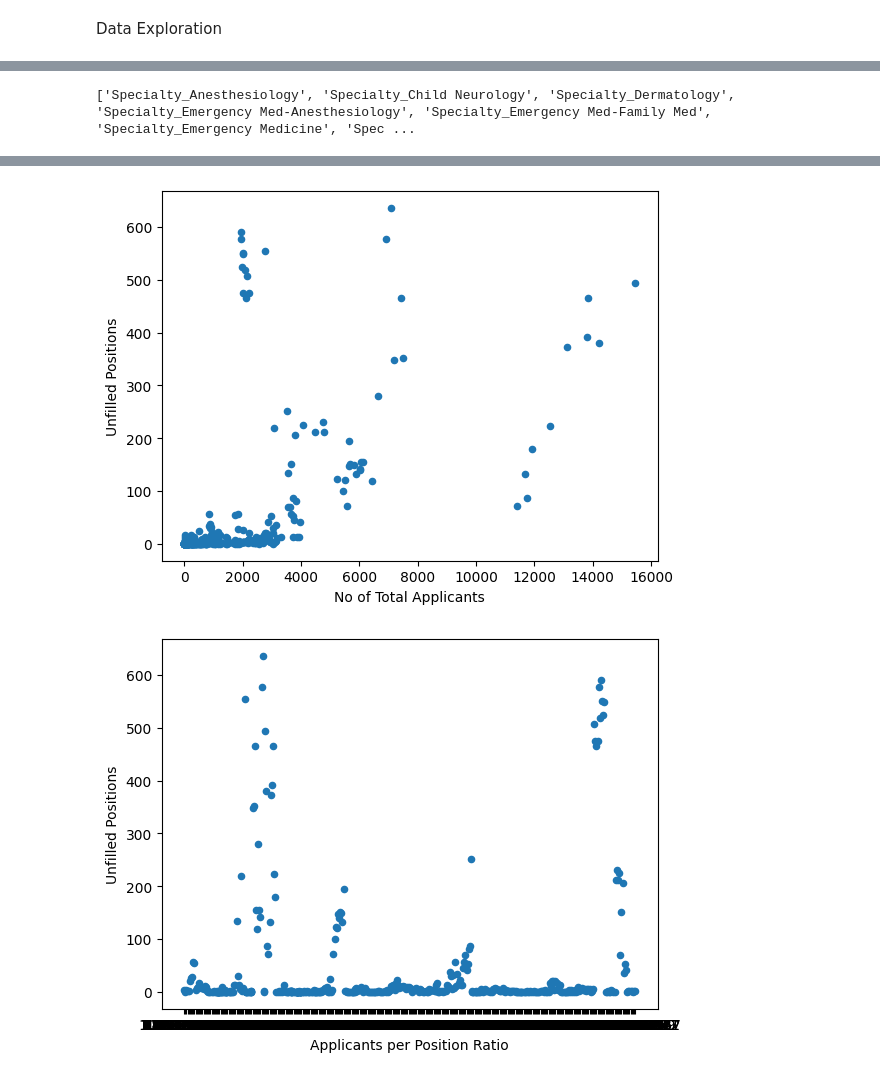
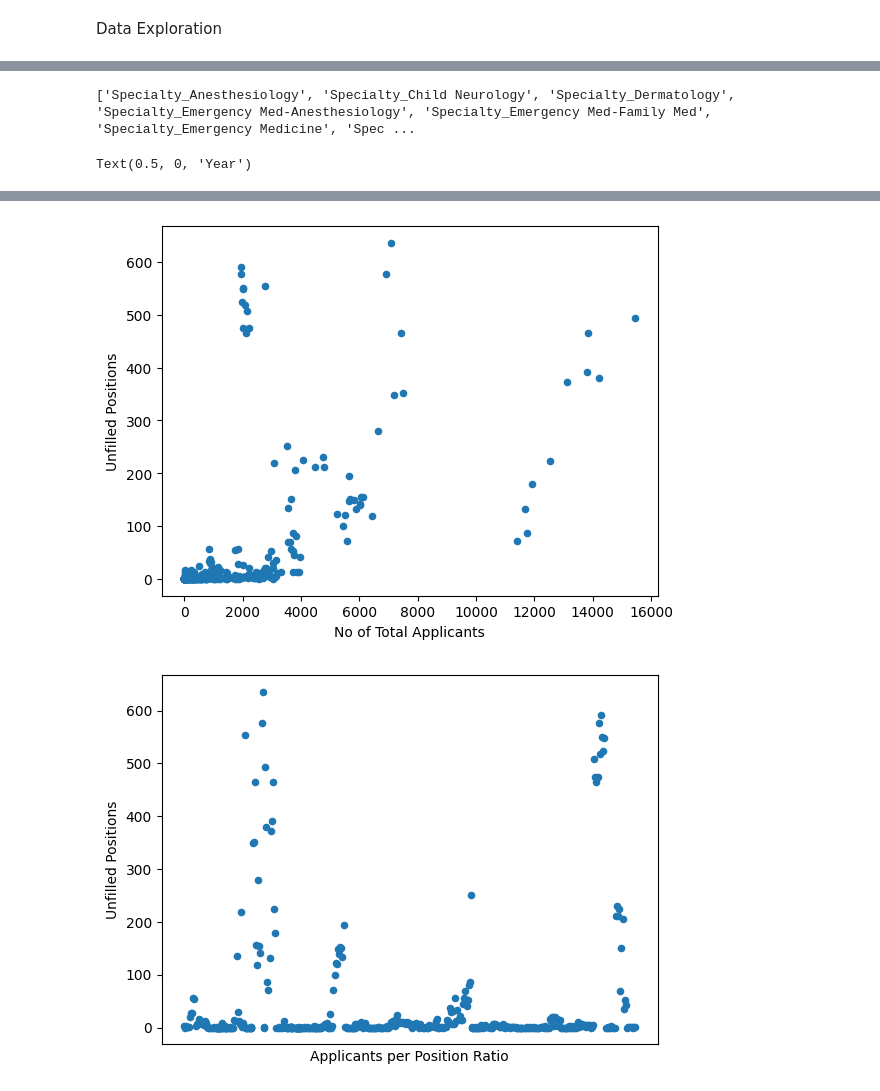
Before and after one commit to tarunajjarapu/Machine_Learning-Residency_Matching, a Jupyter notebook: MLProject.ipynb, the cells around one changed output, grey strips where cells are left out. Saved outputs shown, nothing was run; the diff lists cells and outputs as text; code cells hidden in the pictures.

Commit message:
just more explanation on process

```diff
--- a/MLProject.ipynb
+++ b/MLProject.ipynb
@@ -1,9 +1,9 @@
 # %%
 import pandas as pd
 import matplotlib.pyplot as plt
-data = pd.read_csv('2024-2015MainResidencyMatchData.csv')
-data.head()
-data = data[data != '#DIV/0!'].dropna()
+fulldata = pd.read_csv('2024-2015MainResidencyMatchData.csv')
+fulldata.head()
+fulldata = fulldata[fulldata != '#DIV/0!'].dropna()
 # %% [markdown]
 ### The Residency Match and Scramble
 The main residency match is a process where medical school graduates apply for positions in residency programs, which are required for specialization in medicine. Applicants rank their preferred programs, and residency programs rank the applicants they wish to offer positions to. The match is then conducted using an algorithm by the National Resident Matching Program (NRMP), which pairs applicants with programs based on these rankings. However, not all applicants are matched to a position due to the high competition. If this occurs, they enter the SOAP (Supplemental Offer and Acceptance Program), a "scramble" period, where unmatched applicants can apply for unfilled positions through an intense and expedited process. Applicants only learn which specialty programs have unfilled positions after the matching algorithm results are released, which takes months. To address the uncertainty of what options are available during the "scramble," we will use supervised machine learning to predict how many unfilled positions each specialty will have, based on features known prior to the matching algorithm. As a result, applicants will be able to know before the Match Day about the likely number of positions under each specialty type that would be available to them in the “scramble” process, in the case that they are unmatched.
@@ -36,8 +56,8 @@ The following table outlines the features used to predict or explain the target
 # %% [markdown]
 Data Exploration
 # %%
-print(data.shape)
-data= data[~data['Specialty'].str.contains('Total PGY-1')] # is not a real specialty, just a total row for the year
+print(fulldata.shape)
+data= fulldata[~fulldata['Specialty'].str.contains('Total PGY-1')] # is not a real specialty, just a total row for the year
 print(data.shape)
 print('Number of Specialties',len(data['Specialty'].unique()))
 data = pd.get_dummies(data, columns=['Specialty', 'Year'])
@@ -81,6 +101,7 @@ data_without_specialty_or_year.plot.scatter(x='No of Total Applicants', y='Unfil
 #Suggests that few applicants means few unfilled positions, perhaps an indicator of selectivity
 
 data_without_specialty_or_year.plot.scatter(x='Applicants per Position Ratio', y='Unfilled Positions')
+plt.xticks([])
 #There is not a clear relationship between the two features, but it shows there is some consistency in the number of Applicants per Position, regardless of the outcome of unfilled positinos
 
 data_without_specialty_or_year.plot.scatter(x='US MD Senior Applicants to Total Applicants Ratio', y='Unfilled Positions')
@@ -97,34 +118,45 @@ for specialty in specialty_columns:
     avg_unfilled_positions_per_specialty.append(data[data[specialty]==True]['Unfilled Positions'].mean())
 
 less_than_10 = [(specialty, avg) for specialty, avg in zip(specialty_columns, avg_unfilled_positions_per_specialty) if avg <= 10]
 greater_than_10 = [(specialty, avg) for specialty, avg in zip(specialty_columns, avg_unfilled_positions_per_specialty) if avg > 10]
 
 specialties_lt_10, values_lt_10 = zip(*less_than_10) if less_than_10 else ([], [])
 specialties_gt_10, values_gt_10 = zip(*greater_than_10) if greater_than_10 else ([], [])
 
 fig, (ax1, ax2) = plt.subplots(2,1, figsize=(16, 20))
 
 # Plot for values <= 100
 ax1.bar(specialties_lt_10, values_lt_10)
 ax1.set_title('Specialties with Avg Unfilled Positions <= 10')
 ax1.set_xlabel('Specialty')
 ax1.set_ylabel('Average Unfilled Positions')
 ax1.set_xticklabels([x.split('_')[1] for x in specialties_lt_10], rotation=90, fontsize=12)
 
 # Plot for values > 100
 ax2.bar(specialties_gt_10, values_gt_10)
 ax2.set_title('Specialties with Avg Unfilled Positions > 10')
 ax2.set_xlabel('Specialty')
 ax2.set_ylabel('Average Unfilled Positions')
 ax2.set_xticklabels([x.split('_')[1] for x in specialties_gt_10], rotation=90, fontsize=12)
 
 plt.tight_layout()
+
+#bar graph for yearly trends
+year_totals = fulldata[fulldata['Specialty']=='Total PGY-1']['Unfilled Positions']
+years = fulldata[fulldata['Specialty']=='Total PGY-1']['Year']
+
+fig2, ax = plt.subplots(figsize=(8,5))
+ax.bar(years, year_totals)
+ax.set_title('Unfilled Positions by Year')
+ax.set_ylabel('Num Unfilled Positions')
+ax.set_xlabel('Year')
 # %% [output]
 ['Specialty_Anesthesiology', 'Specialty_Child Neurology', 'Specialty_Dermatology', 'Specialty_Emergency Med-Anesthesiology', 'Specialty_Emergency Med-Family Med', 'Specialty_Emergency Medicine', 'Spec ...
+Text(0.5, 0, 'Year')
 [figure]
 [figure]
 [figure]
-[figure, old version]
+[figure, new version]
 [figure]
 [figure]
 [figure]
```
Also changed, not shown: parts of 4 cells of this notebook.
